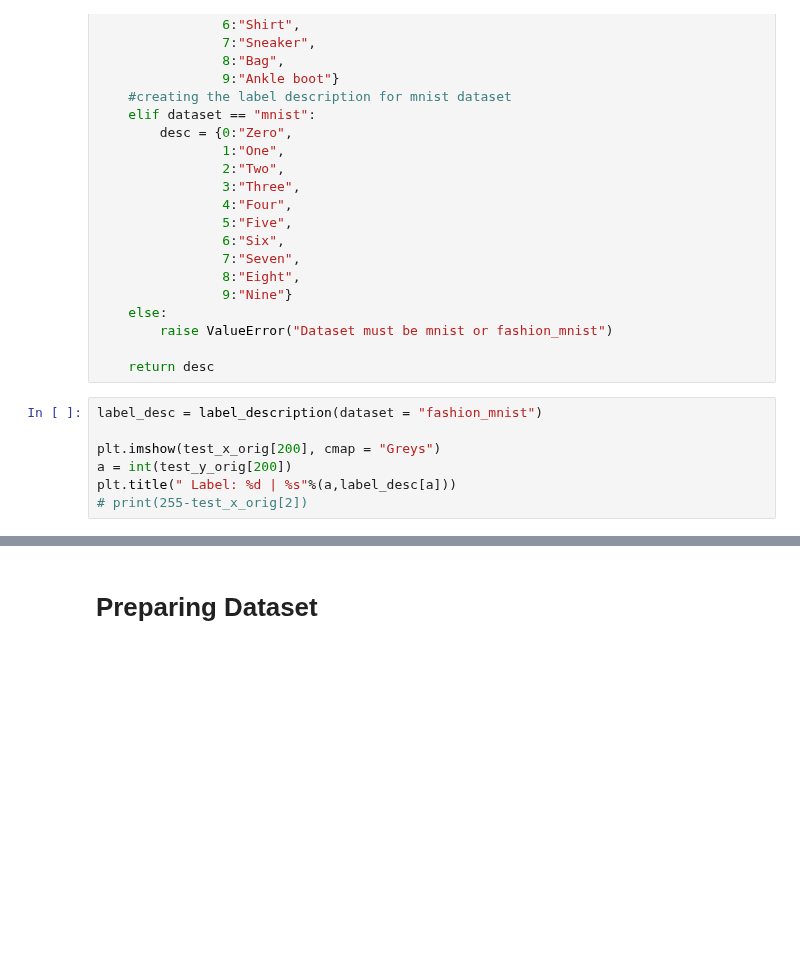
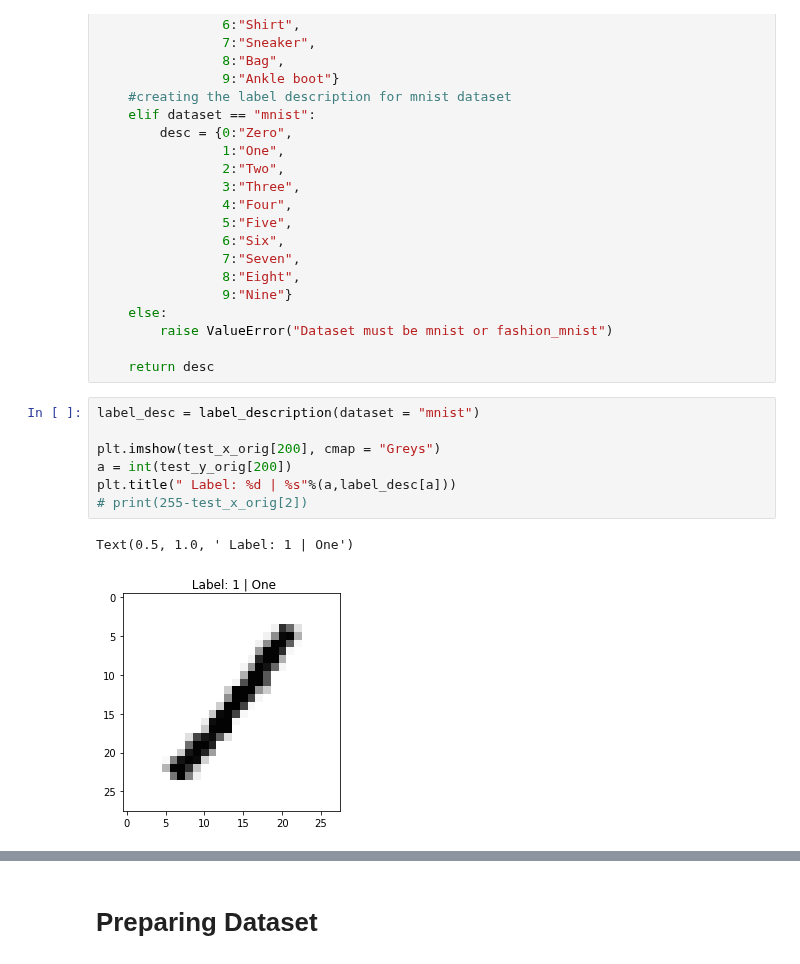
Before and after one commit to kattelsameer/HandWritten-Digit-Recognition-using-Deep-Learning, a Jupyter notebook: 9. Final Project/dataPrep.ipynb, the cells around one changed output, grey strips where cells are left out. Saved outputs shown, nothing was run; the diff lists cells and outputs as text; blank space fills up the shorter version.

```diff
--- a/9. Final Project/dataPrep.ipynb
+++ b/9. Final Project/dataPrep.ipynb
@@ -563,12 +572,15 @@ def label_description(dataset):
 
     return desc
 # %%
-label_desc = label_description(dataset = "fashion_mnist")
+label_desc = label_description(dataset = "mnist")
 
 plt.imshow(test_x_orig[200], cmap = "Greys")
 a = int(test_y_orig[200])
 plt.title(" Label: %d | %s"%(a,label_desc[a]))
 # print(255-test_x_orig[2])
+# %% [output]
+Text(0.5, 1.0, ' Label: 1 | One')
+[figure, added]
 # %%
 def visualize_dataset(x_orig, y_orig, dataset, dataset_type):
     """Plots 10 sample images  with labels and label description
```
Also changed, not shown: parts of 16 cells of this notebook, 1 other file.
